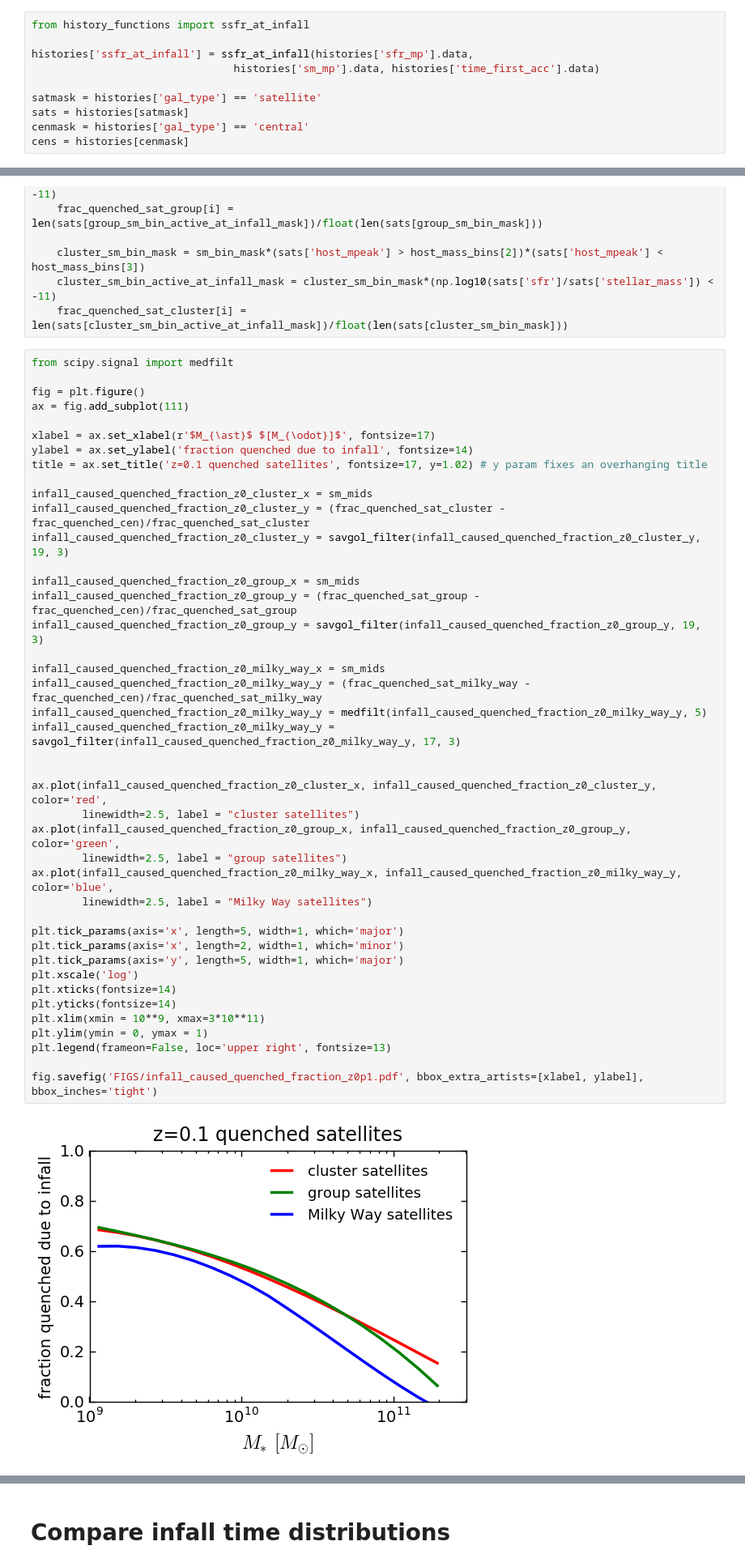
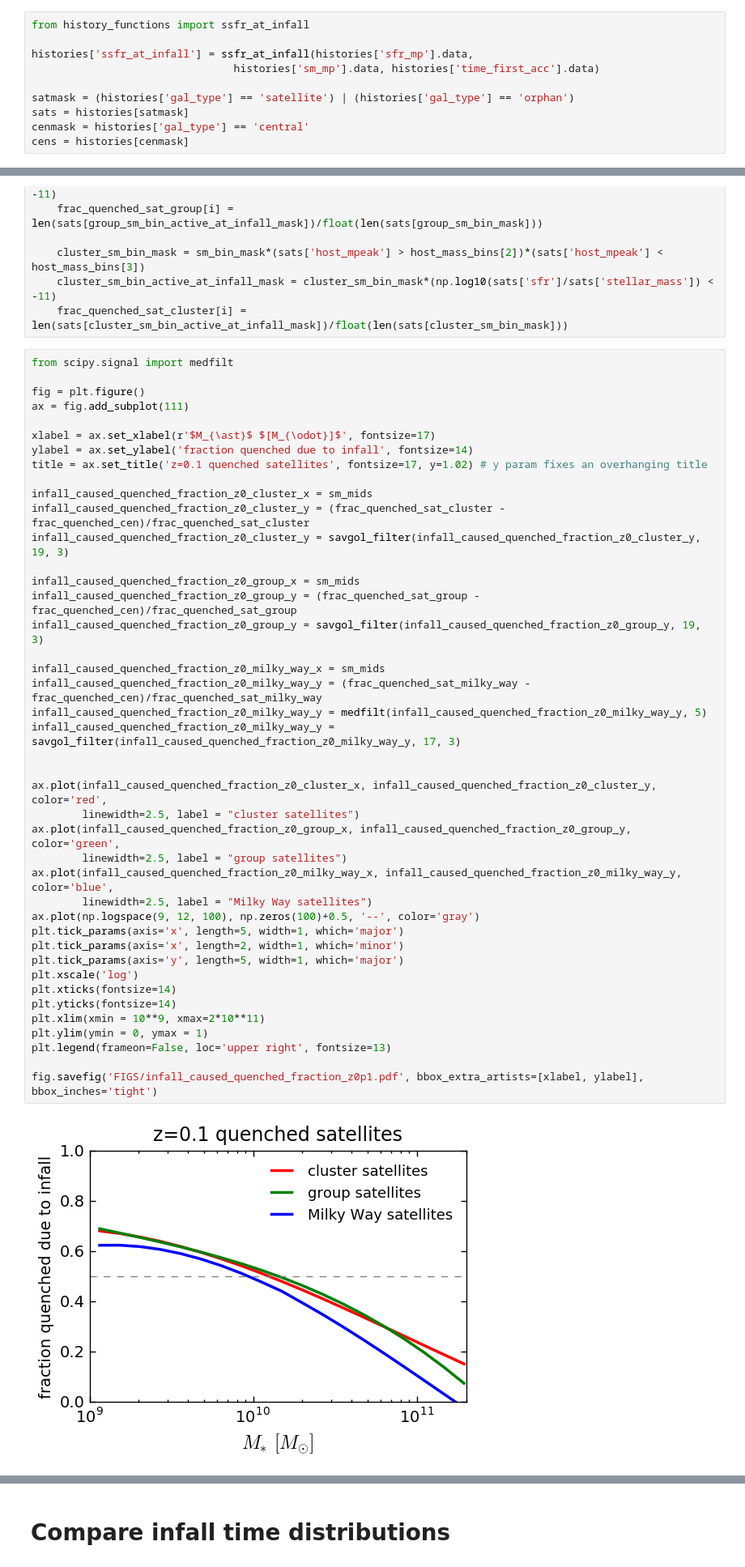
Before and after one commit to aphearin/time_evolving_cam_utils, a Jupyter notebook: fraction_quenched_after_infall.ipynb, the cells around one changed output, grey strips where cells are left out. Shown at 81% size. Drawn from its saved outputs; the diff is of its cells as text.

Commit message:
Fixed bug in satellite mask. All plots in fraction_quenched_after_infall.ipynb notebook have been updated and corrected so that orphans are now properly included

```diff
--- a/fraction_quenched_after_infall.ipynb
+++ b/fraction_quenched_after_infall.ipynb
@@ -34,7 +34,7 @@ from history_functions import ssfr_at_infall
 histories['ssfr_at_infall'] = ssfr_at_infall(histories['sfr_mp'].data,
                                 histories['sm_mp'].data, histories['time_first_acc'].data)
 
-satmask = histories['gal_type'] == 'satellite'
+satmask = (histories['gal_type'] == 'satellite') | (histories['gal_type'] == 'orphan')
 sats = histories[satmask]
 cenmask = histories['gal_type'] == 'central'
 cens = histories[cenmask]
@@ -223,36 +223,36 @@ infall_caused_quenched_fraction_z0_cluster_x = sm_mids
 infall_caused_quenched_fraction_z0_cluster_y = (frac_quenched_sat_cluster - frac_quenched_cen)/frac_quenched_sat_cluster
 infall_caused_quenched_fraction_z0_cluster_y = savgol_filter(infall_caused_quenched_fraction_z0_cluster_y, 19, 3)
 
 infall_caused_quenched_fraction_z0_group_x = sm_mids
 infall_caused_quenched_fraction_z0_group_y = (frac_quenched_sat_group - frac_quenched_cen)/frac_quenched_sat_group
 infall_caused_quenched_fraction_z0_group_y = savgol_filter(infall_caused_quenched_fraction_z0_group_y, 19, 3)
 
 infall_caused_quenched_fraction_z0_milky_way_x = sm_mids
 infall_caused_quenched_fraction_z0_milky_way_y = (frac_quenched_sat_milky_way - frac_quenched_cen)/frac_quenched_sat_milky_way
 infall_caused_quenched_fraction_z0_milky_way_y = medfilt(infall_caused_quenched_fraction_z0_milky_way_y, 5)
 infall_caused_quenched_fraction_z0_milky_way_y = savgol_filter(infall_caused_quenched_fraction_z0_milky_way_y, 17, 3)
 
 
 ax.plot(infall_caused_quenched_fraction_z0_cluster_x, infall_caused_quenched_fraction_z0_cluster_y, color='red',
         linewidth=2.5, label = "cluster satellites")
 ax.plot(infall_caused_quenched_fraction_z0_group_x, infall_caused_quenched_fraction_z0_group_y, color='green',
         linewidth=2.5, label = "group satellites")
 ax.plot(infall_caused_quenched_fraction_z0_milky_way_x, infall_caused_quenched_fraction_z0_milky_way_y, color='blue',
         linewidth=2.5, label = "Milky Way satellites")
-
+ax.plot(np.logspace(9, 12, 100), np.zeros(100)+0.5, '--', color='gray')
 plt.tick_params(axis='x', length=5, width=1, which='major')
 plt.tick_params(axis='x', length=2, width=1, which='minor')
 plt.tick_params(axis='y', length=5, width=1, which='major')
 plt.xscale('log')
 plt.xticks(fontsize=14)
 plt.yticks(fontsize=14)
-plt.xlim(xmin = 10**9, xmax=3*10**11)
+plt.xlim(xmin = 10**9, xmax=2*10**11)
 plt.ylim(ymin = 0, ymax = 1)
 plt.legend(frameon=False, loc='upper right', fontsize=13)
 
 fig.savefig('FIGS/infall_caused_quenched_fraction_z0p1.pdf', bbox_extra_artists=[xlabel, ylabel], bbox_inches='tight')
 # %% [output]
-[figure, old version]
+[figure, new version]
 # %%
 fig = plt.figure()
 ax = fig.add_subplot(111)
```
Also changed, not shown: parts of 10 cells of this notebook, 5 other files.
